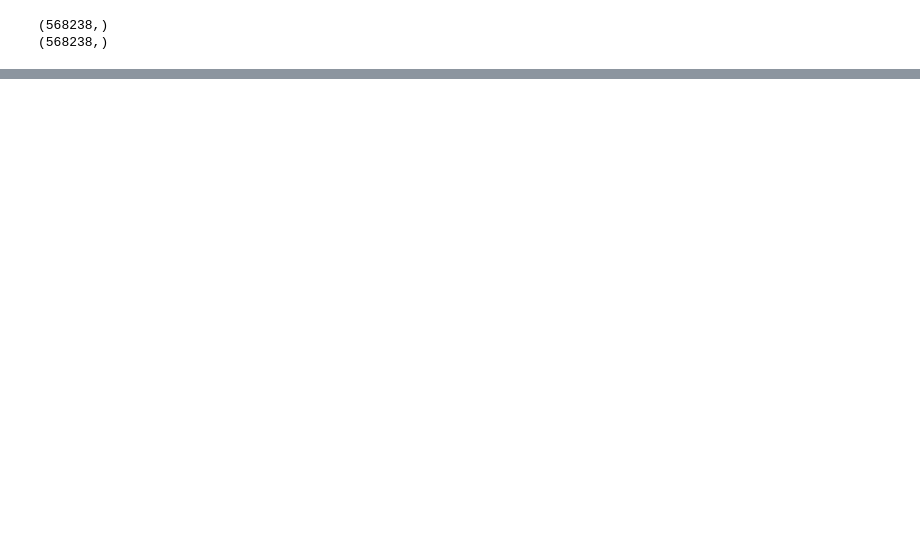
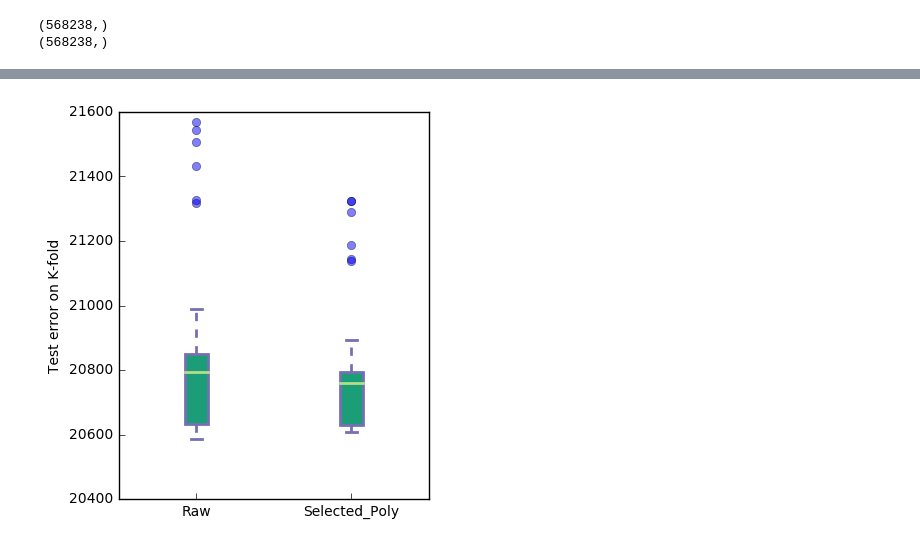
Before and after one commit to JoelDan192/FizzBuzzInTensorFlow, a Jupyter notebook: projects/project1/scripts/project1.ipynb, the cells around one changed output, grey strips where cells are left out. Cells and saved outputs as stored; diff of their text form; code cells hidden in the pictures; blank space fills up the shorter version.

```diff
--- a/projects/project1/scripts/project1.ipynb
+++ b/projects/project1/scripts/project1.ipynb
@@ -258,0 +283,20 @@ create_csv_submission(ids_test, y_pred_log, OUTPUT_PATH_LOG)
+# %%
+PATH_RAW_DATA = '../train.csv'
+PATH_SEL_DATA = '../train_sel.csv'
+
+y_raw, tX_raw, ids = load_csv_data(PATH_RAW_DATA)
+y_raw[y_raw==-1]=0
+tX_raw,_,_= standardize(tX_raw)
+
+y_sel, tX_sel, ids = load_csv_data(PATH_SEL_DATA)
+y_sel[y_sel==-1]=0
+tX_sel,_,_= standardize(tX_sel)
+# %%
+from logistic_regression import reg_logistic_regression_auto_plot
+
+max_iters = 1000
+lambdas = np.logspace(-5, 2, 10)
+kfold = 6
+
+training_errs_raw, test_errs_raw = reg_logistic_regression_auto_plot(y_raw, tX_raw, kfold, max_iters, lambdas)
+training_errs_sel, test_errs_sel = reg_logistic_regression_auto_plot(y_sel, tX_sel, kfold, max_iters, lambdas)
@@ -258,0 +344,39 @@ create_csv_submission(ids_test, y_pred_log, OUTPUT_PATH_LOG)
+# %%
+fig = plt.figure(1, figsize=(4, 5))
+
+# Create an axes instance
+ax = fig.add_subplot(111)
+plt.ylabel('Test error on K-fold')
+
+## add patch_artist=True option to ax.boxplot()
+## to get fill color
+bp = ax.boxplot([test_errs_raw, test_errs_sel], patch_artist=True)
+ax.set_xticklabels(['Raw', 'Selected_Poly'])
+ax.get_xaxis().tick_bottom()
+ax.get_yaxis().tick_left()
+
+## change outline color, fill color and linewidth of the boxes
+for box in bp['boxes']:
+    # change outline color
+    box.set( color='#7570b3', linewidth=2)
+    # change fill color
+    box.set( facecolor = '#1b9e77' )
+
+## change color and linewidth of the whiskers
+for whisker in bp['whiskers']:
+    whisker.set(color='#7570b3', linewidth=2)
+
+## change color and linewidth of the caps
+for cap in bp['caps']:
+    cap.set(color='#7570b3', linewidth=2)
+
+## change color and linewidth of the medians
+for median in bp['medians']:
+    median.set(color='#b2df8a', linewidth=2)
+
+## change the style of fliers and their fill
+for flier in bp['fliers']:
+    flier.set(marker='o', color='#e7298a', alpha=0.5)
+fig.savefig('test_error.jpg', format='jpg',bbox_inches='tight')
+# %% [output]
+[figure, added]
```
Also changed, not shown: parts of 15 cells of this notebook, 7 other files.
